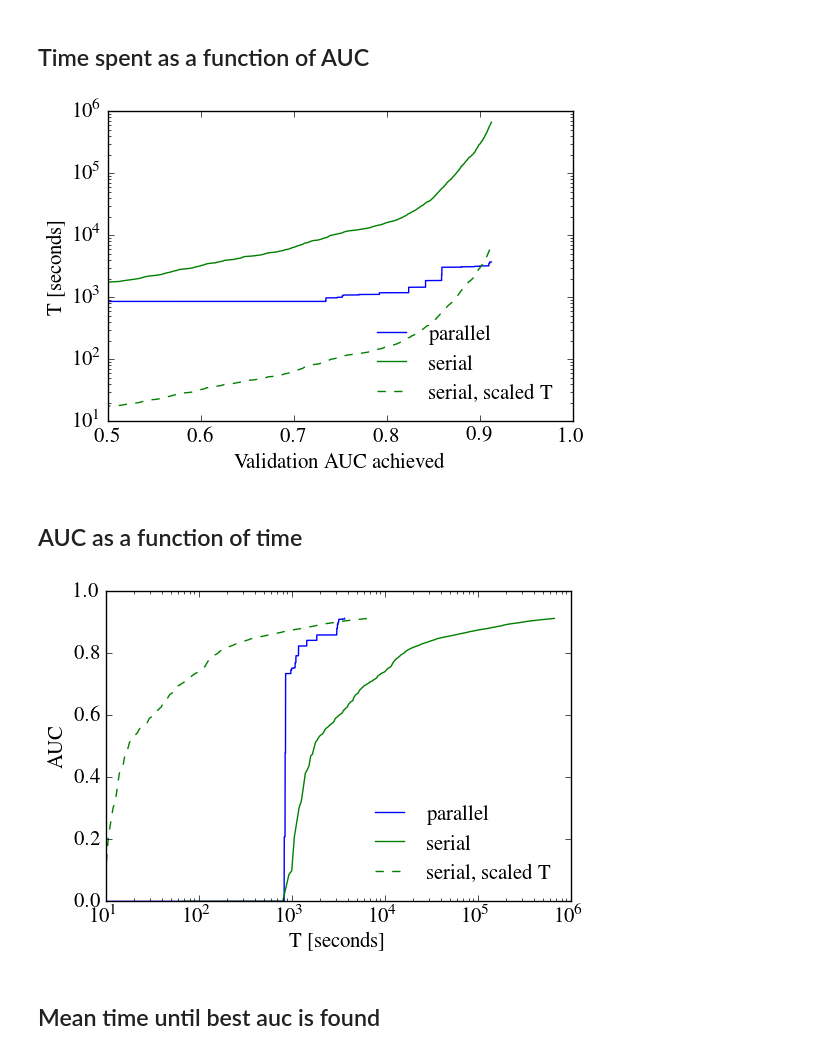
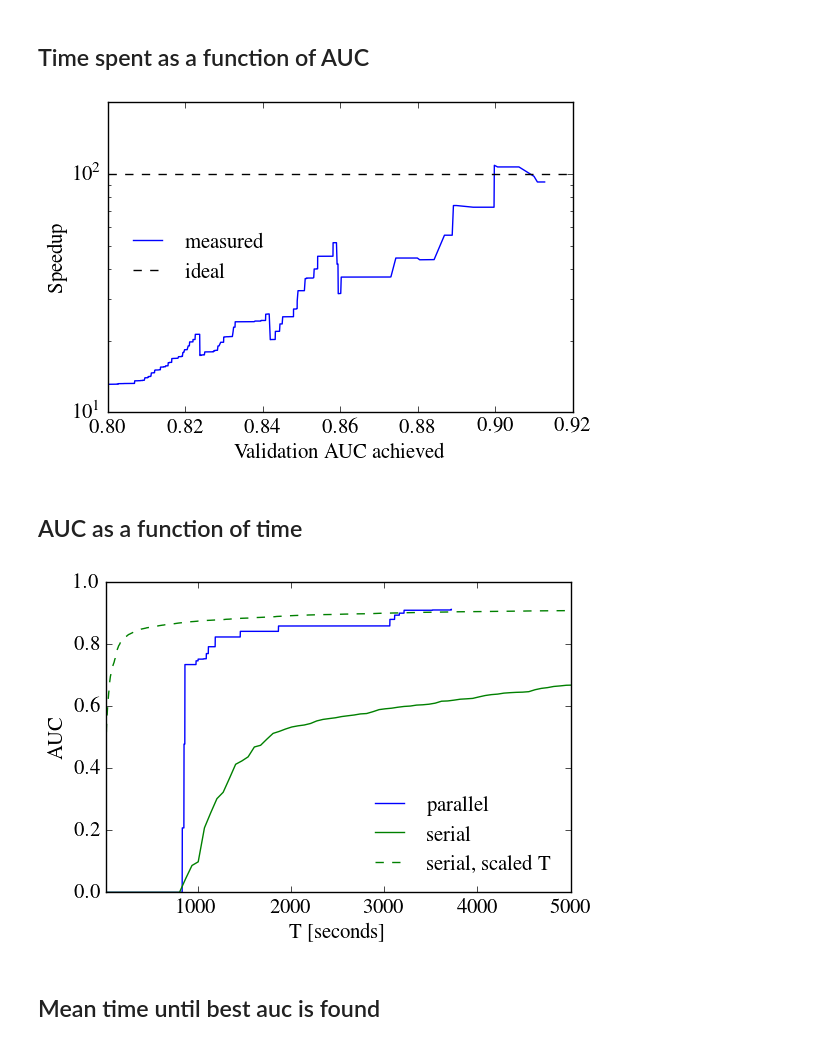
Before and after one commit to PPPLDeepLearning/plasma-python, a Jupyter notebook: Analyze Hyperparameter Tuning.ipynb, the cells around one changed output. Cells and saved outputs as stored; diff of their text form; code cells hidden in the pictures.

```diff
--- a/Analyze Hyperparameter Tuning.ipynb
+++ b/Analyze Hyperparameter Tuning.ipynb
@@ -27,39 +44,40 @@ num_points = 100000
 fontsize = 15
 # ind = np.argmax(all_maxs)
 # mmp,ttp = place_maxs_onto_grid(all_maxs[:ind+1],all_t[:ind+1],num_points)
-mmp,ttp = place_maxs_onto_grid(all_maxs,all_t,num_points)
+mmp,ttp = place_maxs_onto_grid(all_maxs,all_t,num_points,np.unique(np.concatenate(aucs)))
 #compute time spent as a function of AUC for many replicas, and place the averaged values onto a grid
-mm,tt = average_accum_curves_by_t(ts,aucs,replicas,num_points)
+# mm,tt = average_accum_curves_by_t(ts,aucs,replicas,num_points)
+tt,mm =generate_mean_reach_times(ts,aucs,replicas)
 # %%
 fontsize=15
 
 plt.close()
 plt.figure(dpi=300)
-plot_ratio = False
+plot_ratio = True
 
 if plot_ratio: #plot ratio of curves
-    plt.semilogy(mm,tt/ttp)
-    plt.axhline(100,color="k",linestyle="--",label="ideal speedup")
-    plt.ylim([1,300])
+    plt.semilogy(mm,tt/ttp,label="measured")
+    plt.axhline(100,color="k",linestyle="--",label="ideal")
+    plt.ylim([10,200])
     plt.xlabel('Validation AUC achieved',size=15)
     plt.ylabel('Speedup',size=fontsize)
 else: #plot both curves
     plt.plot(mmp,ttp,label="parallel")
     plt.semilogy(mm,tt,label="serial")
     plt.semilogy(mm,tt/100,"--g",label="serial, scaled T")
 #     plt.plot(all_maxs,all_t)
     plt.ylim([1e1,1e6])
     plt.ylabel('T [seconds]',size=fontsize)
     plt.xlabel('Validation AUC achieved',size=15)
 
-plt.xlim([0.5,1.0])
-plt.legend(frameon=False,loc="lower right",fontsize=fontsize)
+plt.xlim([0.8,0.92])
+plt.legend(frameon=False,loc="center left",fontsize=fontsize)
 plt.setp(plt.gca().get_yticklabels(),fontsize=fontsize)
 plt.setp(plt.gca().get_xticklabels(),fontsize=fontsize)
 
 plt.show()
 # %% [output]
-[figure, old version]
+[figure, new version]
 # %% [markdown]
 ## AUC as a function of time
 # %%
@@ -72,10 +90,10 @@ tt,mm = average_accum_curves(ts,aucs,replicas,num_points)
 # %%
 plt.plot(ttp,mmp,label="parallel")
 # plt.plot(all_t,all_maxs)
-plt.semilogx(tt,mm,label="serial")
-plt.semilogx(tt/100,mm,"--g",label="serial, scaled T")
+plt.plot(tt,mm,label="serial")
+plt.plot(tt/100,mm,"--g",label="serial, scaled T")
 # plt.xlim([-50,5e3])
-plt.xlim([10,1e6])
+plt.xlim([10,5e3])
 plt.ylabel('AUC',size=fontsize)
 plt.xlabel('T [seconds]',size=fontsize)
 plt.legend(frameon=False,loc="lower right",fontsize=fontsize)
@@ -83,7 +101,7 @@ plt.setp(plt.gca().get_yticklabels(),fontsize=fontsize)
 plt.setp(plt.gca().get_xticklabels(),fontsize=fontsize)
 plt.show()
 # %% [output]
-[figure, old version]
+[figure, new version]
 # %% [markdown]
 ## Mean time until best auc is found
 # %%
```
Also changed, not shown: parts of 5 cells of this notebook.
